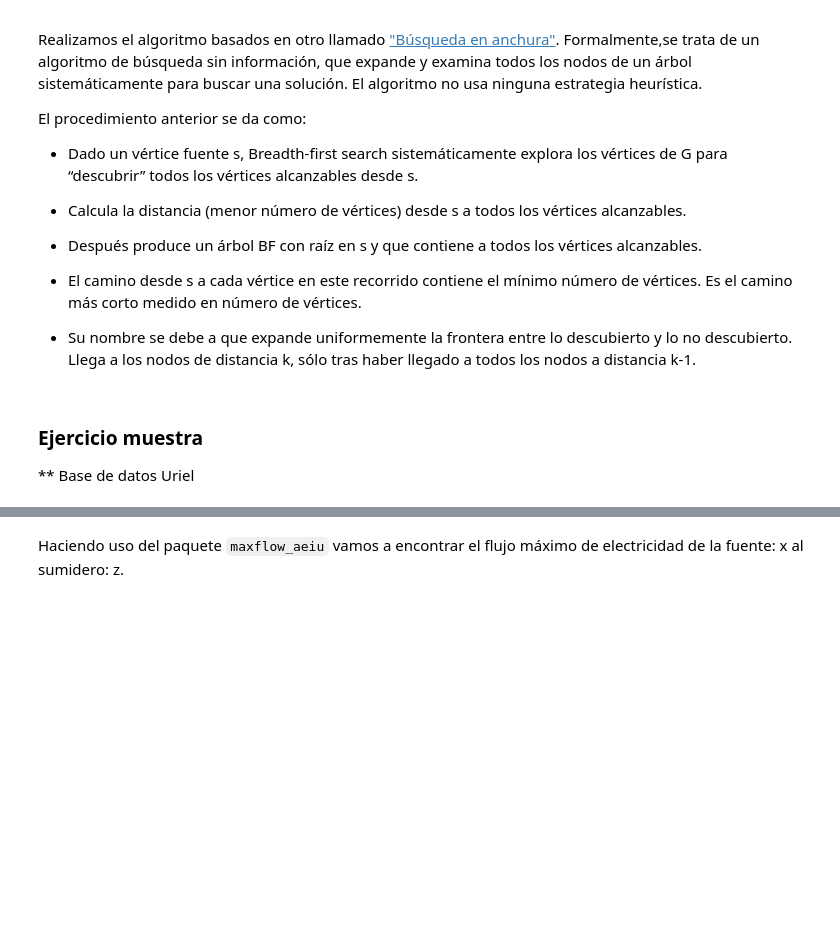
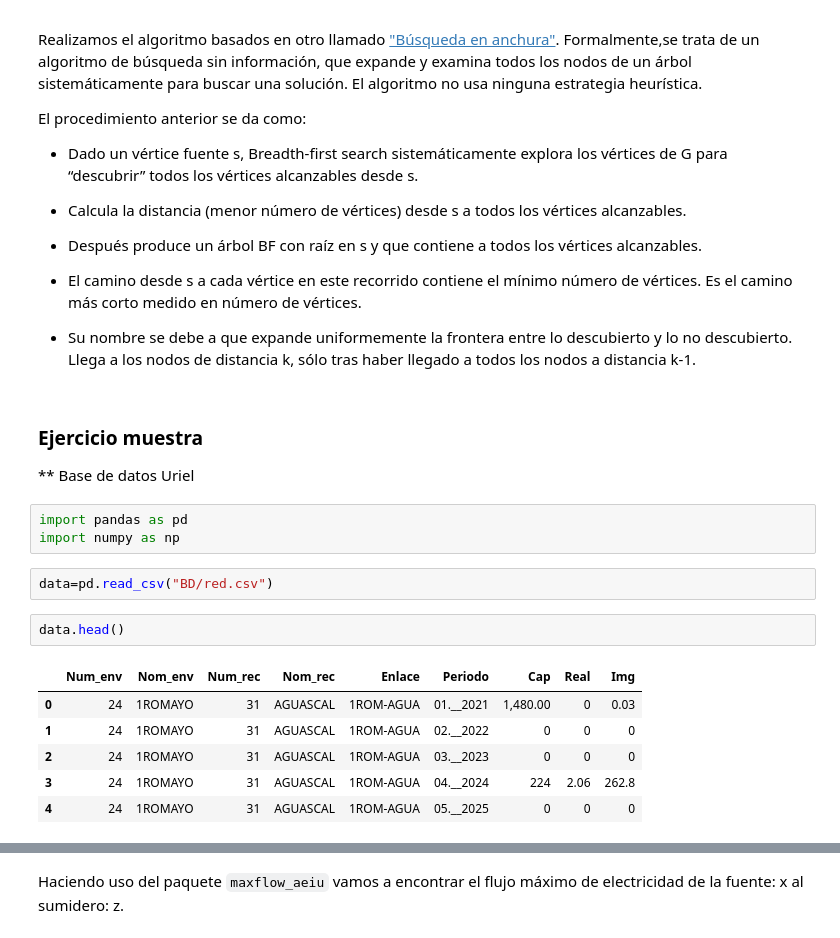
Before and after one commit to optimizacion-2-2022-gh-classroom/practica-1-segunda-parte-LuzVerde23, a Jupyter notebook: reporte_equipo_2_parte_2_practica_1.ipynb, the cells around one changed output, grey strips where cells are left out. Drawn from its saved outputs; the diff is of its cells as text; blank space fills up the shorter version.

```diff
--- a/reporte_equipo_2_parte_2_practica_1.ipynb
+++ b/reporte_equipo_2_parte_2_practica_1.ipynb
@@ -112,3 +112,17 @@ El procedimiento anterior se da como:
 ### Ejercicio muestra
 
 ** Base de datos Uriel
+# %%
+import pandas as pd
+import numpy as np
+# %%
+data=pd.read_csv("BD/red.csv")
+# %%
+data.head()
+# %% [output]
+|  | Num_env | Nom_env | Num_rec | Nom_rec | Enlace | Periodo | Cap | Real | Img |
+| 0 | 24 | 1ROMAYO | 31 | AGUASCAL | 1ROM-AGUA | 01.__2021 | 1,480.00 | 0 | 0.03 |
+| 1 | 24 | 1ROMAYO | 31 | AGUASCAL | 1ROM-AGUA | 02.__2022 | 0 | 0 | 0 |
+| 2 | 24 | 1ROMAYO | 31 | AGUASCAL | 1ROM-AGUA | 03.__2023 | 0 | 0 | 0 |
+| 3 | 24 | 1ROMAYO | 31 | AGUASCAL | 1ROM-AGUA | 04.__2024 | 224 | 2.06 | 262.8 |
+| 4 | 24 | 1ROMAYO | 31 | AGUASCAL | 1ROM-AGUA | 05.__2025 | 0 | 0 | 0 |
```
Also changed, not shown: parts of 10 cells of this notebook.
